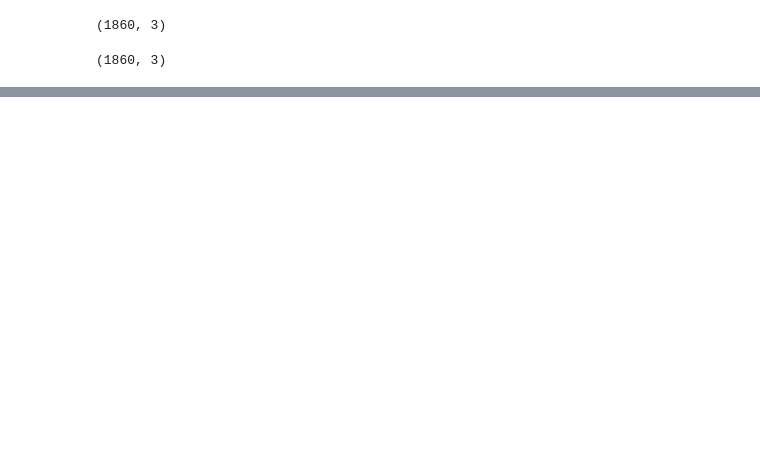
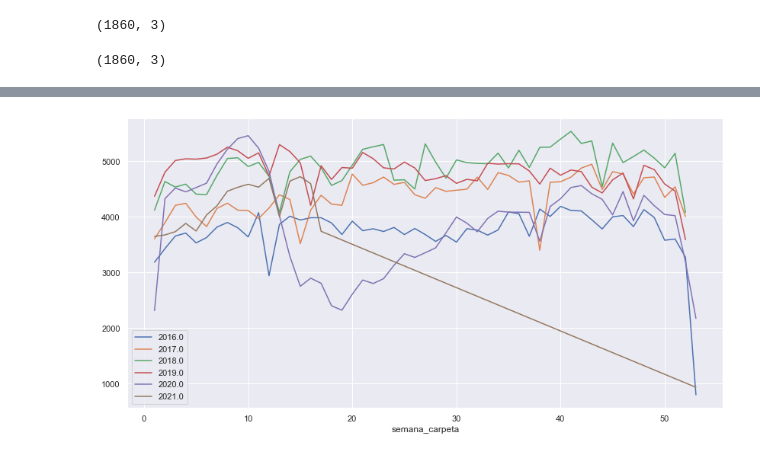
Before and after one commit to qSergio/Furious-spark, a Jupyter notebook: SeccionA/DatosAbiertosCDMX.ipynb, the cells around one changed output, grey strips where cells are left out. Drawn from its saved outputs; the diff is of its cells as text; code cells hidden in the pictures; blank space fills up the shorter version.

```diff
--- a/SeccionA/DatosAbiertosCDMX.ipynb
+++ b/SeccionA/DatosAbiertosCDMX.ipynb
@@ -307,0 +379,7 @@ df_colonias.groupby(['alcaldia_hechos']).head(1)
+# %%
+carpetas.groupby(['anio_carpeta',
+                  'semana_carpeta'])[['delito']].count().reset_index().set_index('semana_carpeta').groupby('anio_carpeta')['delito'].plot(legend=True,
+                                                                                                                                          figsize=(14,7))
+plt.show()
+# %% [output]
+[figure, added]
```
Also changed, not shown: parts of 36 cells of this notebook, 1 other file.
